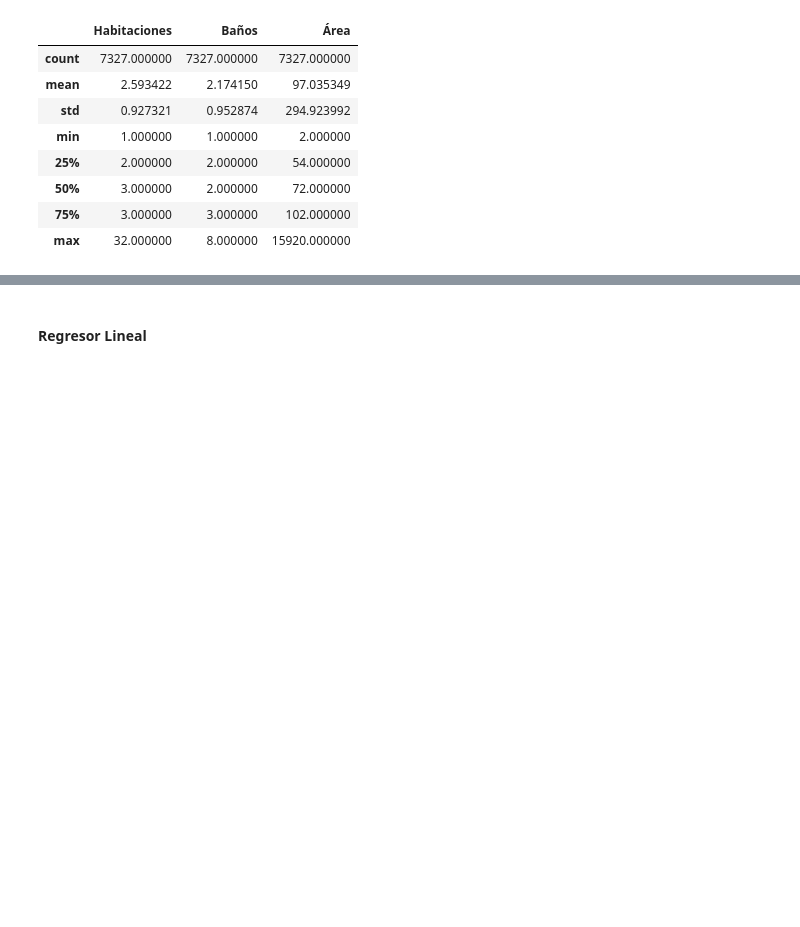
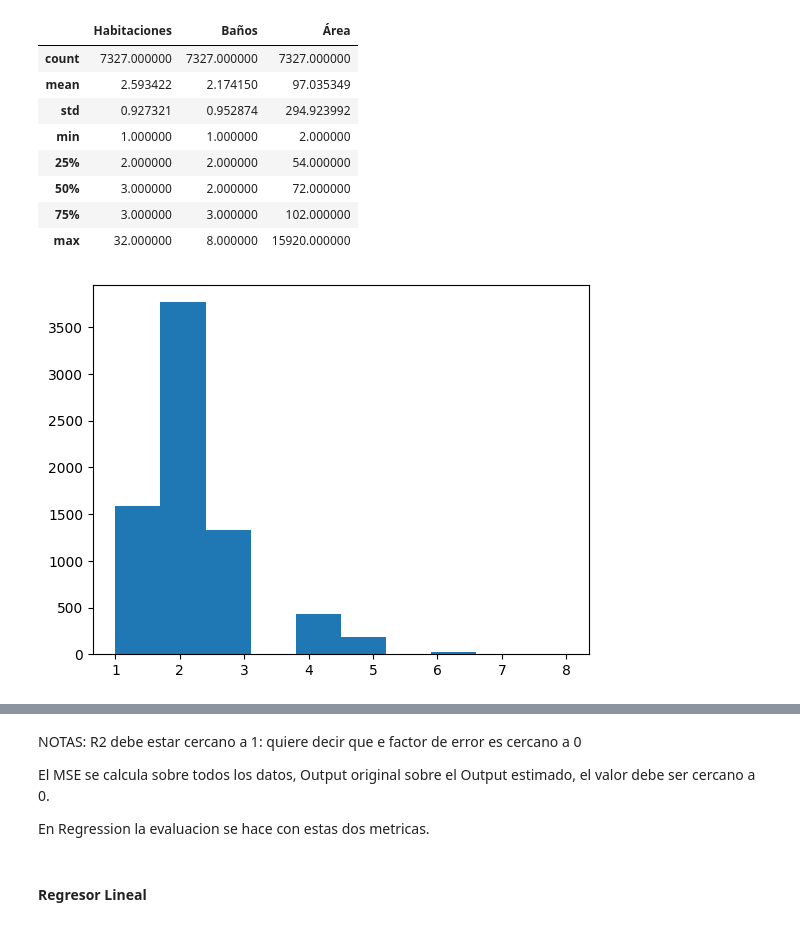
Before and after one commit to mlopezza/AI_in_healthcare, a Jupyter notebook: dr_alvaro/SeminarioIASalud_AprendizajeSupervisado_Regresion.ipynb, the cells around one changed output, grey strips where cells are left out. Saved outputs shown, nothing was run; the diff lists cells and outputs as text; code cells hidden in the pictures; blank space fills up the shorter version.

```diff
--- a/dr_alvaro/SeminarioIASalud_AprendizajeSupervisado_Regresion.ipynb
+++ b/dr_alvaro/SeminarioIASalud_AprendizajeSupervisado_Regresion.ipynb
@@ -203,6 +203,12 @@ datasetAptos.describe()
 | 50% | 3.000000 | 2.000000 | 72.000000 |
 | 75% | 3.000000 | 3.000000 | 102.000000 |
 | max | 32.000000 | 8.000000 | 15920.000000 |
+# %%
+import matplotlib.pyplot as plt
+plt.hist(datasetAptos["Baños"])
+plt.show()
+# %% [output]
+[figure, added]
 # %% [markdown]
 ### **Creación y Entrenamiento de Modelos**
 
@@ -227,6 +233,13 @@ Ver más [aquí](https://www.datacamp.com/es/tutorial/adjusted-r-squared)
 * n: Número de datos
 * $y_{i}$: Salida original
 * $\hat{y}_{i}$: Salida de la predicción
+# %% [markdown]
+NOTAS:
+R2 debe estar cercano a 1: quiere decir que e factor de error es cercano a 0
+
+El MSE se calcula sobre todos los datos, Output original sobre el Output estimado, el valor debe ser cercano a 0.
+
+En Regression la evaluacion se hace con estas dos metricas.
 # %% [markdown]
 #### **Regresor Lineal**
 # %%
```
Also changed, not shown: parts of 22 cells of this notebook.
